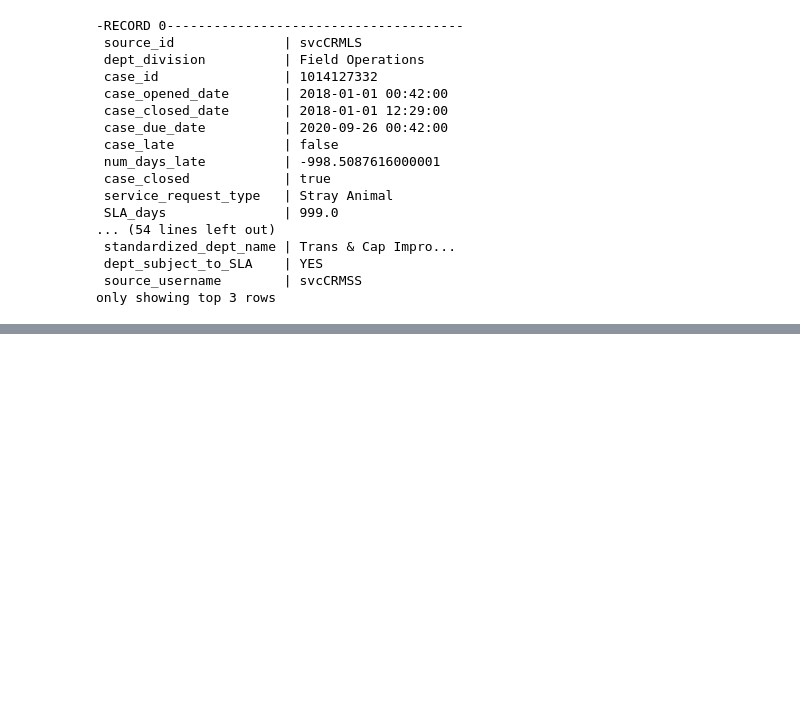
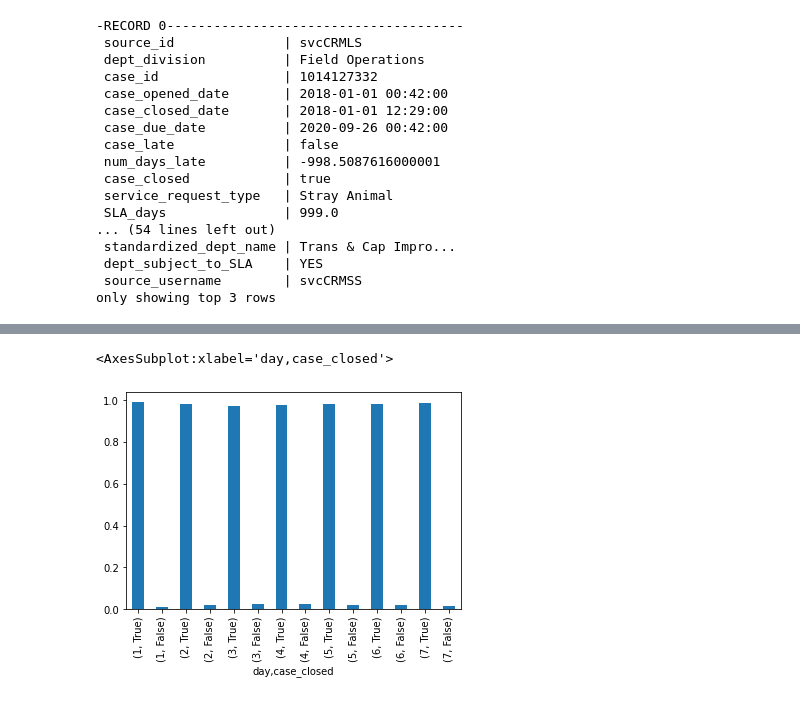
Before and after one commit to MainaliB/distributed-ml-exercises, a Jupyter notebook: explore.ipynb, the cells around one changed output, grey strips where cells are left out. Cells and saved outputs as stored; diff of their text form; code cells hidden in the pictures; blank space fills up the shorter version.

```diff
--- a/explore.ipynb
+++ b/explore.ipynb
@@ -221,0 +387,16 @@ dtype: float64
+# %%
+(case_df
+.withColumn('opened_day', dayofweek('case_opened_date'))
+ .withColumn('closed_day', dayofweek('case_closed_date'))
+
+  .select('case_closed', 'day')
+
+  .toPandas()
+ .groupby('day')
+ .case_closed
+ .value_counts(normalize = True).plot.bar()
+
+)
+# %% [output]
+<AxesSubplot:xlabel='day,case_closed'>
+[figure, added]
```
Also changed, not shown: parts of 9 cells of this notebook.
